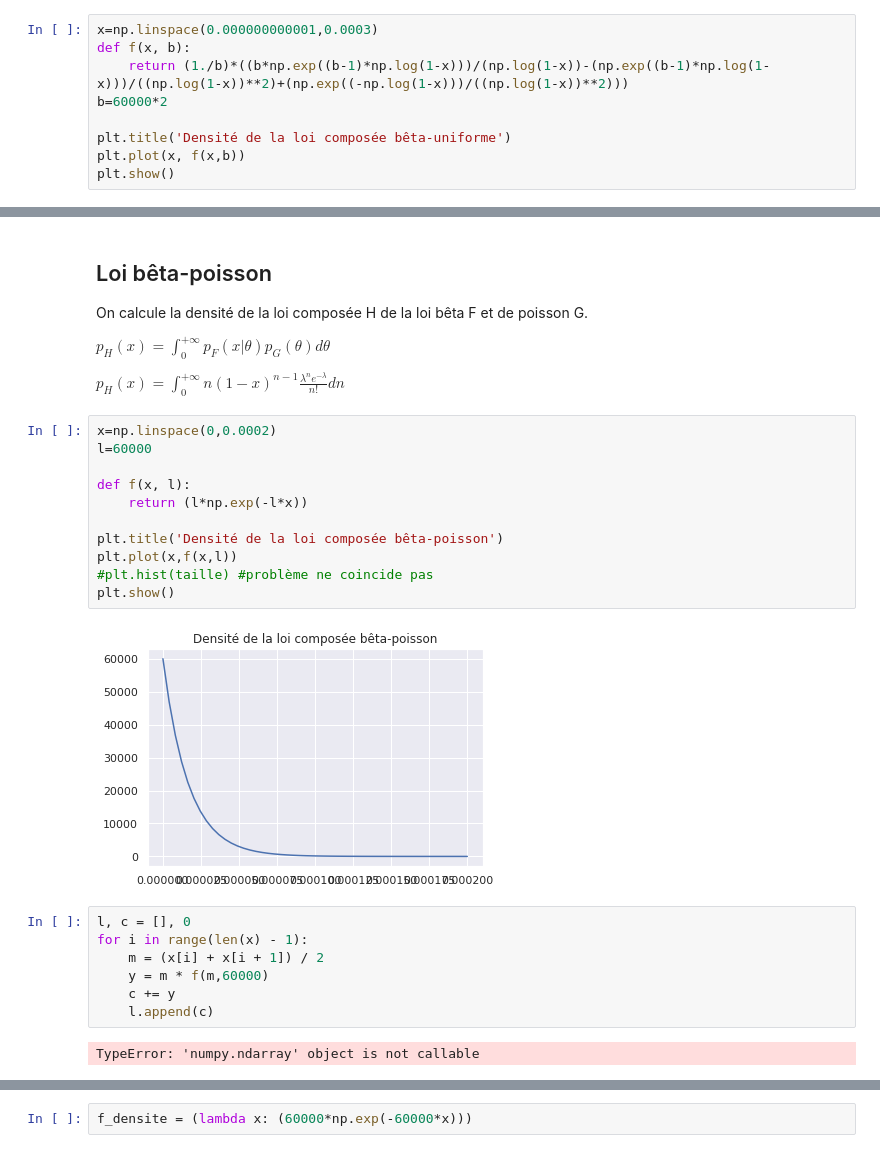
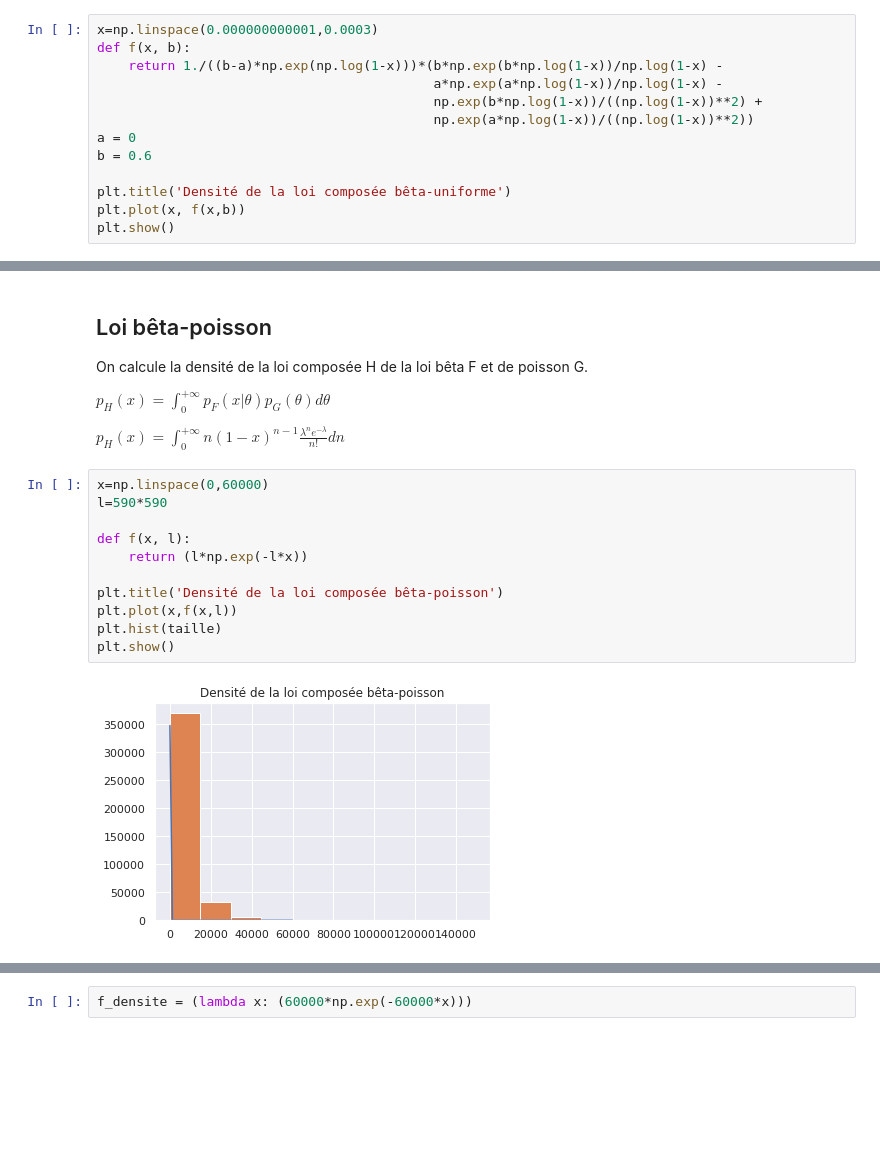
Before and after one commit to aminaghoul/reads_seq, a Jupyter notebook: stage.ipynb, the cells around one changed output, grey strips where cells are left out. Drawn from its saved outputs; the diff is of its cells as text; blank space fills up the shorter version.

```diff
--- a/stage.ipynb
+++ b/stage.ipynb
@@ -417,8 +409,12 @@ plt.plot(p, absc)
 # %%
 x=np.linspace(0.000000000001,0.0003)
 def f(x, b):
-    return (1./b)*((b*np.exp((b-1)*np.log(1-x)))/(np.log(1-x))-(np.exp((b-1)*np.log(1-x)))/((np.log(1-x))**2)+(np.exp((-np.log(1-x)))/((np.log(1-x))**2)))
-b=60000*2
+    return 1./((b-a)*np.exp(np.log(1-x)))*(b*np.exp(b*np.log(1-x))/np.log(1-x) -
+                                           a*np.exp(a*np.log(1-x))/np.log(1-x) -
+                                           np.exp(b*np.log(1-x))/((np.log(1-x))**2) +
+                                           np.exp(a*np.log(1-x))/((np.log(1-x))**2))
+a = 0
+b = 0.6
 
 plt.title('Densité de la loi composée bêta-uniforme')
 plt.plot(x, f(x,b))
@@ -434,24 +430,15 @@ $p_{H}(x) = \int_{0}^{+\infty} p_{F}(x|\theta) p_{G}(\theta)d\theta$
 
 $p_{H}(x) = \int_{0}^{+\infty}n(1-x)^{n-1}\frac{\lambda^{n}e^{-\lambda}}{n!}dn$
 # %%
-x=np.linspace(0,0.0002)
-l=60000
+x=np.linspace(0,60000)
+l=590*590
 
 def f(x, l):
     return (l*np.exp(-l*x))
 
 plt.title('Densité de la loi composée bêta-poisson')
 plt.plot(x,f(x,l))
-#plt.hist(taille) #problème ne coincide pas
+plt.hist(taille)
 plt.show()
 # %% [output]
-[figure, old version]
+[figure, new version]
-# %%
-l, c = [], 0
-for i in range(len(x) - 1):
-    m = (x[i] + x[i + 1]) / 2
-    y = m * f(m,60000)
-    c += y
-    l.append(c)
-# %% [output]
-TypeError: 'numpy.ndarray' object is not callable
```
Also changed, not shown: parts of 13 cells of this notebook.
